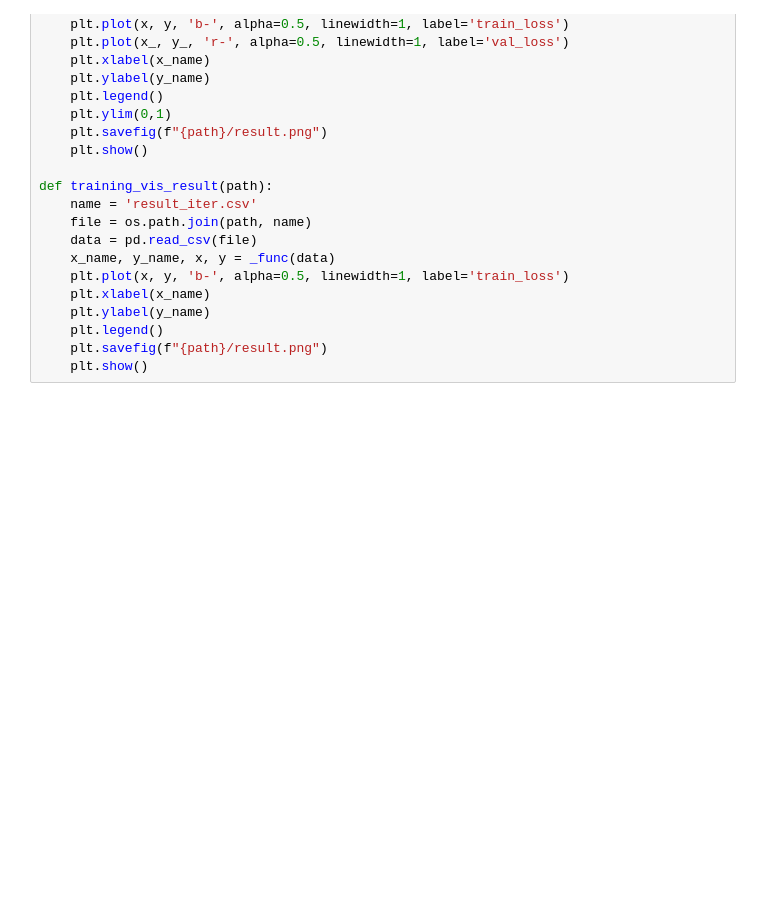
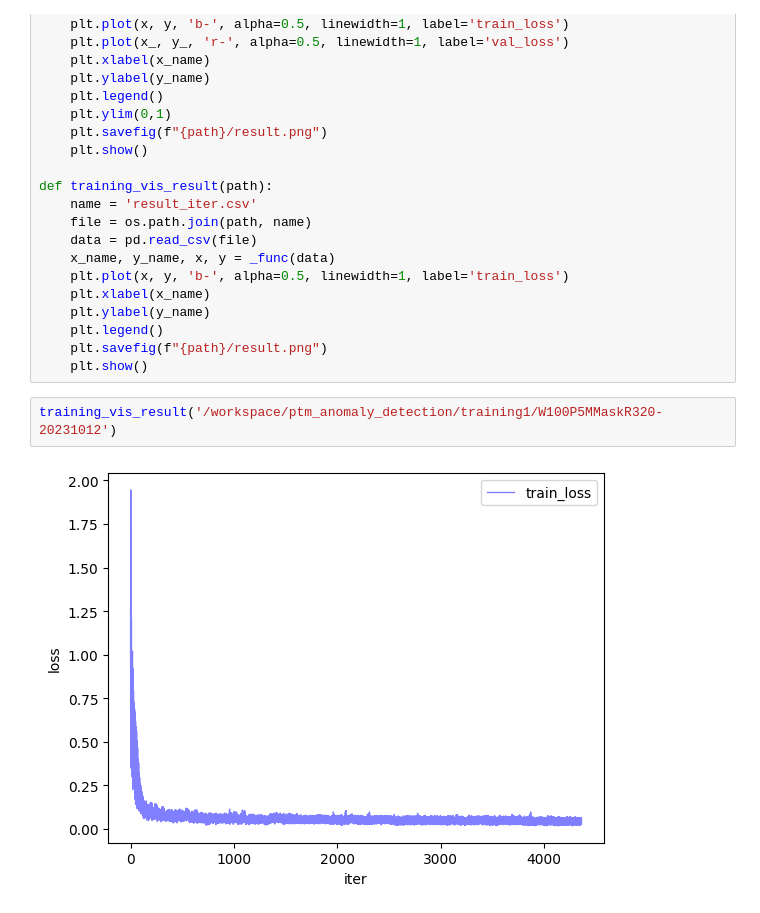
Before and after one commit to QichaoShentu/ptm_anomaly_detection, a Jupyter notebook: utils/vis_loss.ipynb, the cells around one changed output. Saved outputs shown, nothing was run; the diff lists cells and outputs as text; blank space fills up the shorter version.

```diff
--- a/utils/vis_loss.ipynb
+++ b/utils/vis_loss.ipynb
@@ -39,4 +39,8 @@ def training_vis_result(path):
     plt.legend()
     plt.savefig(f"{path}/result.png")
     plt.show()
+# %%
+training_vis_result('/workspace/ptm_anomaly_detection/training1/W100P5MMaskR320-20231012')
+# %% [output]
+[figure, added]
 # %%
```
Also changed, not shown: parts of 2 cells of this notebook, 8 other files.
